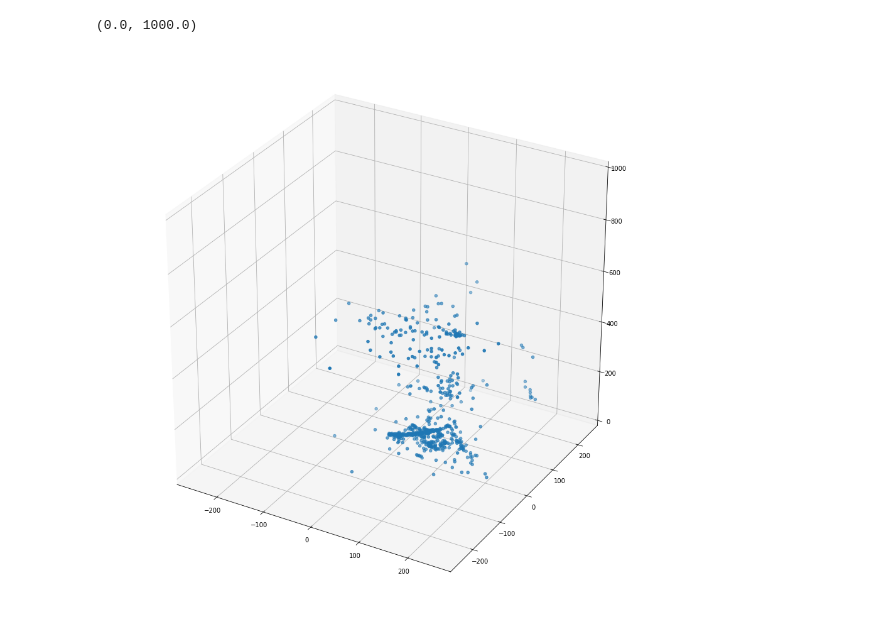
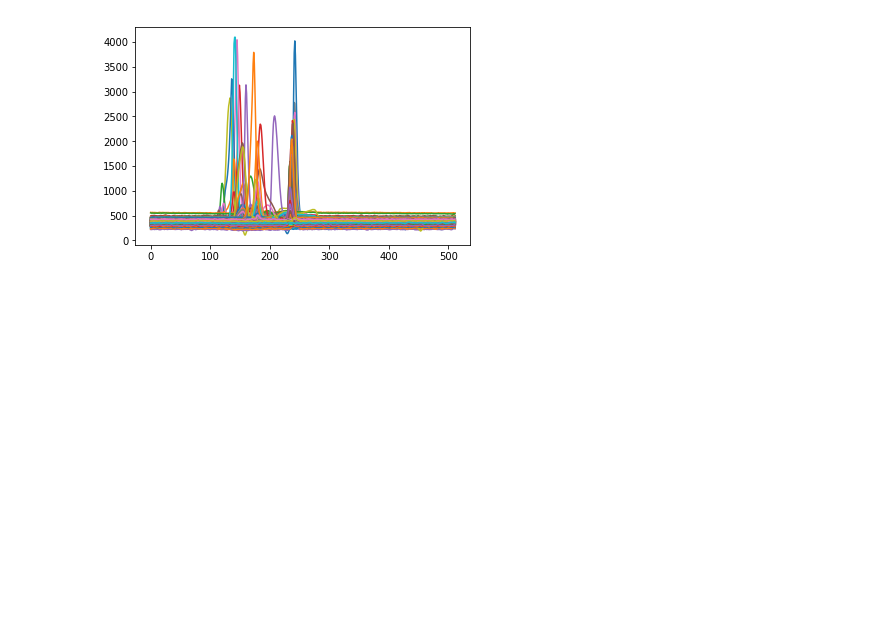
Before and after one commit to jtaylorz/attpc-event-classification, a Jupyter notebook: jupyter-notebooks/RealDataLabeling.ipynb, the cells around one changed output. Saved outputs shown, nothing was run; the diff lists cells and outputs as text; code cells hidden in the pictures; blank space fills up the shorter version.

```diff
--- a/jupyter-notebooks/RealDataLabeling.ipynb
+++ b/jupyter-notebooks/RealDataLabeling.ipynb
@@ -58,12 +104,6 @@ ax2.set_zlim(0., 10000.)
-# %%
-#print(evt[:,0])
-fig2 = plt.figure(figsize=(16,16))
-ax2 = fig2.add_subplot(111, projection="3d")
-ax2.scatter(xyzs[:,0], xyzs[:,1], xyzs[:,2])
-ax2.axis('equal')
-ax2.set_xlim(-275., 275.)
-ax2.set_ylim(-275., 275.)
-ax2.set_zlim(0., 1000.)
-# %% [output]
-(0.0, 1000.0)
-[figure, removed]
+# %%
+for trace in evt.traces['data']:
+    plt.plot(trace)
+    #print(len(trace))
+# %% [output]
+[figure, added]
```
Also changed, not shown: parts of 5 cells of this notebook, 14 other files.
